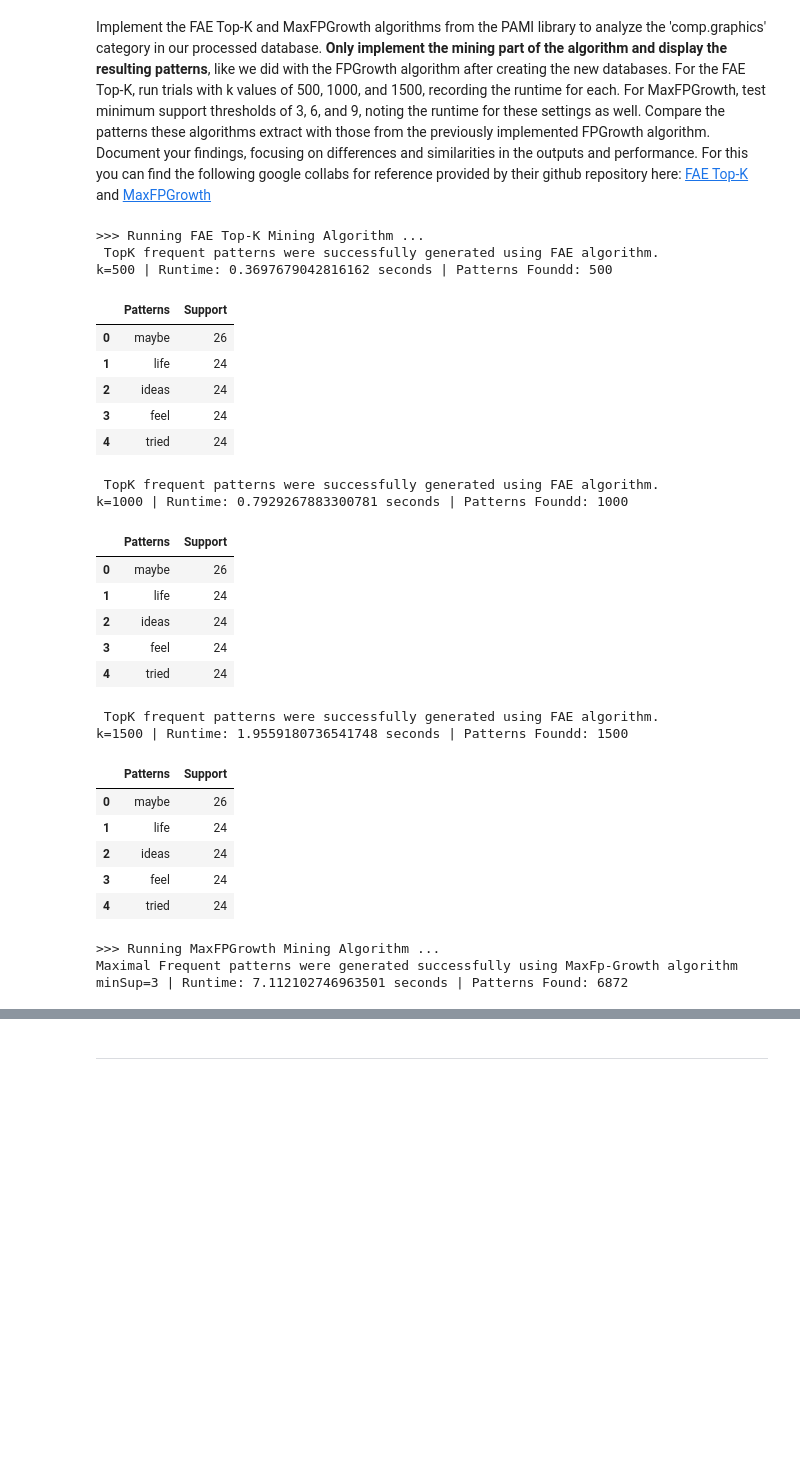
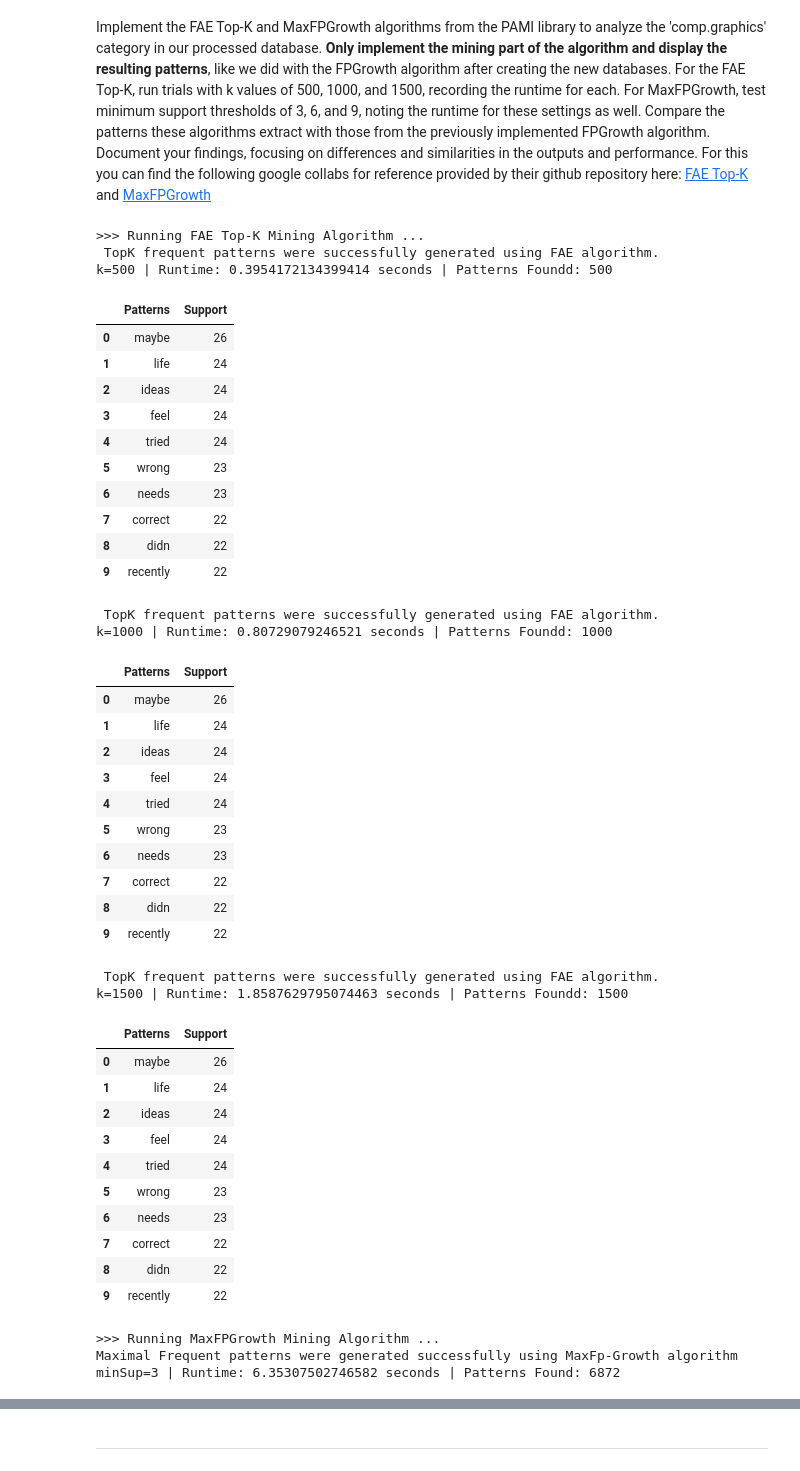
Before and after one commit to Deniz-Can/DM2025-Lab1-Exercise, a Jupyter notebook: DM2025-Lab1-Master.ipynb, the cells around one changed output, grey strips where cells are left out. Cells and saved outputs as stored; diff of their text form; code cells hidden in the pictures; blank space fills up the shorter version.

Commit message:
exercises 16-20

```diff
--- a/DM2025-Lab1-Master.ipynb
+++ b/DM2025-Lab1-Master.ipynb
@@ -2120,56 +2120,112 @@ input_file = 'td_freq_db_comp_graphics.csv'  # transactional database file
 
 # FAE Top-K Mining
 print(">>> Running FAE Top-K Mining Algorithm ...")
 k_values = [500, 1000, 1500]  # different k values to test
 for k in k_values:
     obj_topk = topk_alg.FAE(iFile=input_file,k=k,sep='\t')
     obj_topk.mine()
     patterns_df = obj_topk.getPatternsAsDataFrame()
     runtime = obj_topk.getRuntime()
     print(f"k={k} | Runtime: {runtime} seconds | Patterns Foundd: {len(patterns_df)}")
-    display(patterns_df.head(5))  # display first 5 patterns
+    display(patterns_df.head(10))  # display first 10 patterns
 
 # MaxFPGrowth Mining Algorithm
 print("\n>>> Running MaxFPGrowth Mining Algorithm ...")
 minSup_values = [3, 6, 9]  # different minSup values
 for minSup in minSup_values:
     obj_max = max_alg.MaxFPGrowth(iFile=input_file, minSup=minSup, sep='\t')
     obj_max.mine()
     patterns_df = obj_max.getPatternsAsDataFrame()
     runtime = obj_max.getRuntime()
     print(f"minSup={minSup} | Runtime: {runtime} seconds | Patterns Found: {len(patterns_df)}")
-    display(patterns_df.head(5))  # display first 5 patterns
+    display(patterns_df.head(10))  # display first 10 patterns
 
-# Findings and observations
+
+# Findings and observations: comparison with previous FPGrowth algorithm
+# MaxFPGrowth returns significantly fewer patterns than the standard FPGrowth algorithm (used in hte prevous exercises).
+# This is because MaxFPGrowth only returns maximal frequent patterns, which are the largest patterns that are not subsets of any other frequent patterns.
+# For example, if {computer, graphics, file} is a frequent pattern, standard FPGrowth would also return its subsets like {computer, graphics} and {graphics, file}, while MaxFPGrowth would only return {computer, graphics, file} as it removes these subsets.
+# FPGrowth returned 33'574 pattrns with minSup = 9 while MaxFPGrowth returned 6872, 1340 and 600 with minSup 3, 6 and 9 respectively.
+# So, at the same minSup value, MaxFPGrowth reduced the number of patterns returned by %98 as it filtered out all the redundant subsets and only kept the longest unique frequent sequences.
+
+# patterns mined:
+# FAE Top-K: the top results are short, high-frequency words such as maybe, life, ideas. They are quite generic.
+# MaxFPGrowth at minSup=3: the top results are longer patterns such as file format, image file, graphics file. They are more specific to the computer graphics domain.
+# MaxFPGrowth at minSup=6: the top results are slightly shorter patterns such as names.
+
+# runtime comparison
+# runtime of FAE Top-K algorithm: As the plot shows, the runtime increases with larger k values. The increase is not linear, indicating that the algorithm's complexity grows faster than linearly with respect to k.
+# This suggests that while FAE Top-K is efficient for smaller k values, its performance may degrade for very large k values due to the combinatorial nature of pattern mining.
+# It can be seen that the MaxFPGrwowth algorithm is faster for higher minSup values, but siginificantly slower for lower minSup values such as 3.
+# In general, FPGrowth is the fastest whereas MaxFPGrowth is slightly slower but much slower for lower minSup values.
+# FAE Top-K is slower than the standard FPGrowth in this trial.
+
+import matplotlib.pyplot as plt
+runtimes_FAE = [0.3705, 0.7956, 1.9941]
+runtimes_MaxFPGrowth = [6.2608, 0.1138, 0.0379]
+fig, (ax1, ax2) = plt.subplots(1, 2, figsize=(15, 5))
+ax1.plot(k_values, runtimes_FAE, marker='o', linestyle='-', color='blue')
+ax1.set_title('FAE Top-K Algorithm: K Values vs. Runtime')
+ax1.set_xlabel('K Values (Number of Patterns to Find)')
+ax1.set_ylabel('Runtime (seconds)')
+ax1.grid(True)
+ax1.set_ylim(bottom=0)
+ax1.set_xlim(left=0)
+ax1.set_xticks(k_values)
+ax2.plot(minSup_values, runtimes_MaxFPGrowth, marker='o', linestyle='-', color='orange')
+ax2.set_title('MaxFPGrowth Algorithm: minSup vs. Runtime')
+ax2.set_xlabel('minSup Values (Minimum Support Threshold)')
+ax2.set_ylabel('Runtime (seconds)')
+ax2.grid(True)
+ax2.set_ylim(bottom=0)
+ax2.set_xlim(left=0)
+ax2.set_xticks(minSup_values)
+plt.tight_layout()
+plt.show()
 # %% [output]
 >>> Running FAE Top-K Mining Algorithm ...
  TopK frequent patterns were successfully generated using FAE algorithm.
-k=500 | Runtime: 0.3697679042816162 seconds | Patterns Foundd: 500
+k=500 | Runtime: 0.3954172134399414 seconds | Patterns Foundd: 500
 |  | Patterns | Support |
 | 0 | maybe | 26 |
 | 1 | life | 24 |
 | 2 | ideas | 24 |
 | 3 | feel | 24 |
 | 4 | tried | 24 |
+| 5 | wrong | 23 |
+| 6 | needs | 23 |
+| 7 | correct | 22 |
+| 8 | didn | 22 |
+| 9 | recently | 22 |
  TopK frequent patterns were successfully generated using FAE algorithm.
-k=1000 | Runtime: 0.7929267883300781 seconds | Patterns Foundd: 1000
+k=1000 | Runtime: 0.80729079246521 seconds | Patterns Foundd: 1000
 |  | Patterns | Support |
 | 0 | maybe | 26 |
 | 1 | life | 24 |
 | 2 | ideas | 24 |
 | 3 | feel | 24 |
 | 4 | tried | 24 |
+| 5 | wrong | 23 |
+| 6 | needs | 23 |
+| 7 | correct | 22 |
+| 8 | didn | 22 |
+| 9 | recently | 22 |
  TopK frequent patterns were successfully generated using FAE algorithm.
-k=1500 | Runtime: 1.9559180736541748 seconds | Patterns Foundd: 1500
+k=1500 | Runtime: 1.8587629795074463 seconds | Patterns Foundd: 1500
 |  | Patterns | Support |
 | 0 | maybe | 26 |
 | 1 | life | 24 |
 | 2 | ideas | 24 |
 | 3 | feel | 24 |
 | 4 | tried | 24 |
+| 5 | wrong | 23 |
+| 6 | needs | 23 |
+| 7 | correct | 22 |
+| 8 | didn | 22 |
+| 9 | recently | 22 |
 >>> Running MaxFPGrowth Mining Algorithm ...
 Maximal Frequent patterns were generated successfully using MaxFp-Growth algorithm
-minSup=3 | Runtime: 7.112102746963501 seconds | Patterns Found: 6872
+minSup=3 | Runtime: 6.35307502746582 seconds | Patterns Found: 6872
 |  | Patterns | Support |
 | 0 | due bytes responsible 000 opinion... | 3 |
 | 1 | bag | 3 |
```
Also changed, not shown: parts of 1 cell of this notebook.
